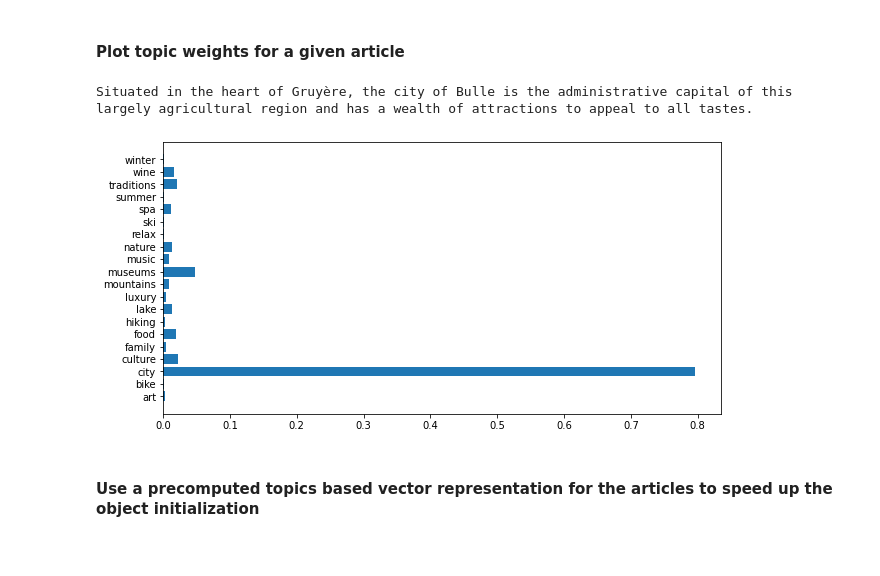
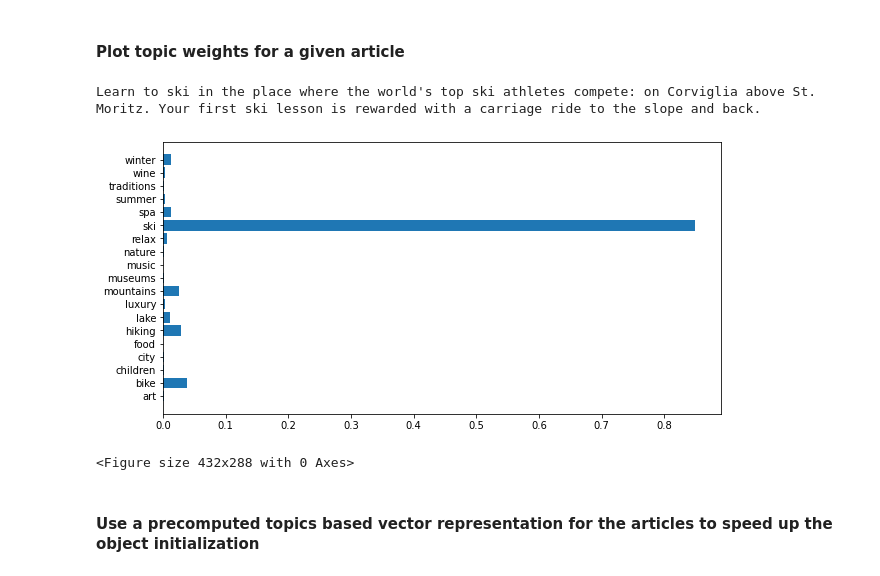
Before and after one commit to advilema/streamlit_app_recommender_system, a Jupyter notebook: Notebook.ipynb, the cells around one changed output. Cells and saved outputs as stored; diff of their text form; code cells hidden in the pictures.

```diff
--- a/Notebook.ipynb
+++ b/Notebook.ipynb
@@ -72,11 +72,12 @@ In this preserved and unspoilt environment, the visitor can enjoy the most varie
 # %% [markdown]
 #### Plot topic weights for a given article
 # %%
-idx = 0
-articles.plot_weights(idx)
+idx = 417
+articles.plot_weights(idx, print_content=False, save_path='images/img5.png')
 # %% [output]
-Situated in the heart of Gruyère, the city of Bulle is the administrative capital of this largely agricultural region and has a wealth of attractions to appeal to all tastes.
+Learn to ski in the place where the world's top ski athletes compete: on Corviglia above St. Moritz. Your first ski lesson is rewarded with a carriage ride to the slope and back.
-[figure, old version]
+[figure, new version]
+<Figure size 432x288 with 0 Axes>
 # %% [markdown]
 #### Use a precomputed topics based vector representation for the articles to speed up the object initialization
 # %%
```
Also changed, not shown: parts of 7 cells of this notebook, 5 other files.
